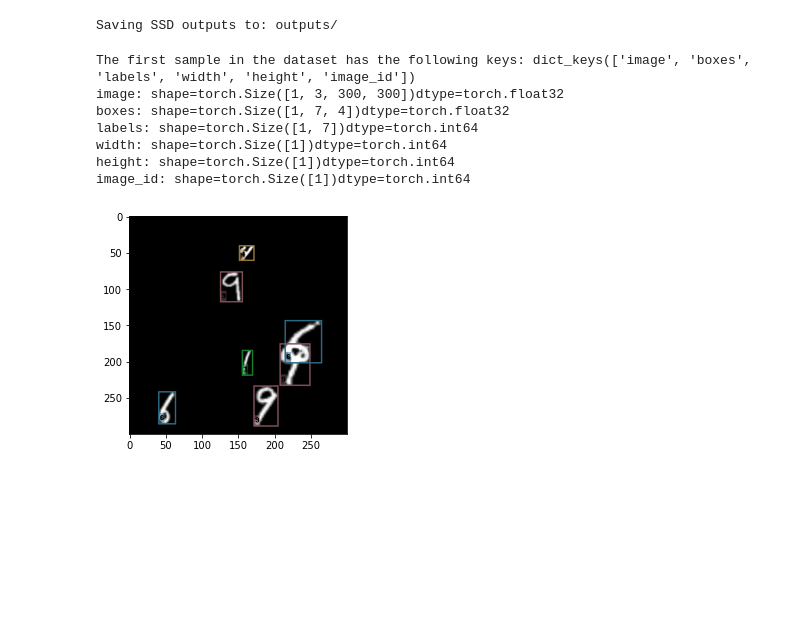
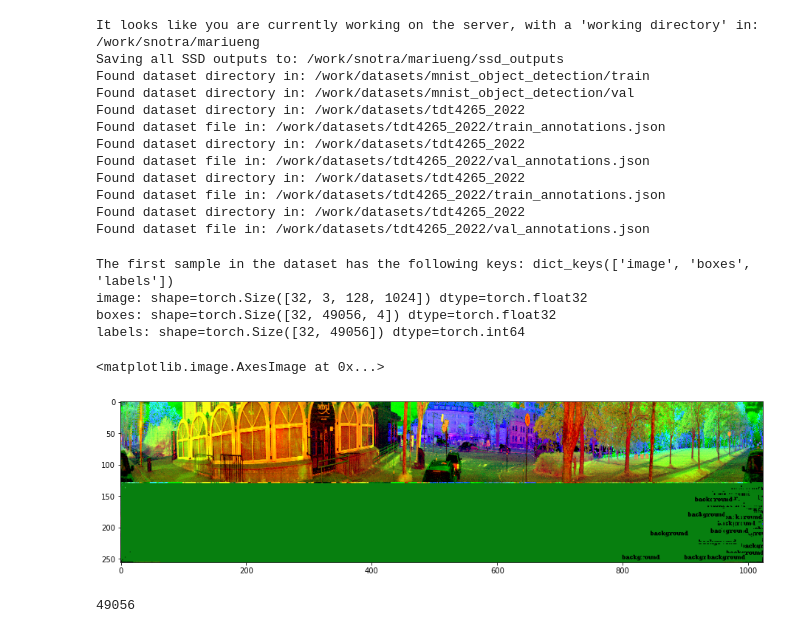
Before and after one commit to mariueng/computer-vision-and-deep-learning, a Jupyter notebook: SSD/notebooks/visualize_dataset.ipynb, the cells around one changed output. Cells and saved outputs as stored; diff of their text form; code cells hidden in the pictures; blank space fills up the shorter version.

```diff
--- a/SSD/notebooks/visualize_dataset.ipynb
+++ b/SSD/notebooks/visualize_dataset.ipynb
@@ -9,16 +9,18 @@ from tops.config import instantiate, LazyConfig
 from ssd import utils
 np.random.seed(0)
 # %%
-config_path = "../configs/ssd300.py"
+config_path = "../configs/task2_2.py"
 cfg = LazyConfig.load(config_path)
+
 dataset_to_visualize = "train" # or "val"
 
-dataset_to_visualize = "train" # or "val"
-cfg.train.batch_size = 1
+cfg.train.batch_size = 32
+
 if dataset_to_visualize == "train":
     # Remove GroundTruthBoxesToAnchors transform
     if cfg.data_train.dataset._target_ == torch.utils.data.ConcatDataset:
         for dataset in cfg.data_train.dataset.datasets:
+            print(dataset.transform.transforms)
             dataset.transform.transforms = dataset.transform.transforms[:-1]
     else:
         cfg.data_train.dataset.transform.transforms = cfg.data_train.dataset.transform.transforms[:-1]
@@ -33,7 +35,16 @@ else:
 # If it fails, just change the index from 0.
 image_mean = torch.tensor(cfg.data_train.gpu_transform.transforms[0].mean).view(1, 3, 1, 1)
 image_std = torch.tensor(cfg.data_train.gpu_transform.transforms[0].std).view(1, 3, 1, 1)
-sample = next(iter(dataset))
-sample = gpu_transform(sample)
 # %% [output]
-Saving SSD outputs to: outputs/
+It looks like you are currently working on the server, with a 'working directory' in: /work/snotra/mariueng
+Saving all SSD outputs to: /work/snotra/mariueng/ssd_outputs
+Found dataset directory in: /work/datasets/mnist_object_detection/train
+Found dataset directory in: /work/datasets/mnist_object_detection/val
+Found dataset directory in: /work/datasets/tdt4265_2022
+Found dataset file in: /work/datasets/tdt4265_2022/train_annotations.json
+Found dataset directory in: /work/datasets/tdt4265_2022
+Found dataset file in: /work/datasets/tdt4265_2022/val_annotations.json
+Found dataset directory in: /work/datasets/tdt4265_2022
+Found dataset file in: /work/datasets/tdt4265_2022/train_annotations.json
+Found dataset directory in: /work/datasets/tdt4265_2022
+Found dataset file in: /work/datasets/tdt4265_2022/val_annotations.json
@@ -40,30 +62,39 @@ Saving SSD outputs to: outputs/
 # %%
-
 print("The first sample in the dataset has the following keys:", sample.keys())
 for key, item in sample.items():
     print(
         key, ": shape=", item.shape if hasattr(item, "shape") else "",
-        "dtype=", item.dtype if hasattr(item, "dtype") else type(item), sep="")
+        " dtype=", item.dtype if hasattr(item, "dtype") else type(item), sep="")
 # %% [output]
-The first sample in the dataset has the following keys: dict_keys(['image', 'boxes', 'labels', 'width', 'height', 'image_id'])
-image: shape=torch.Size([1, 3, 300, 300])dtype=torch.float32
-boxes: shape=torch.Size([1, 7, 4])dtype=torch.float32
-labels: shape=torch.Size([1, 7])dtype=torch.int64
-width: shape=torch.Size([1])dtype=torch.int64
-height: shape=torch.Size([1])dtype=torch.int64
-image_id: shape=torch.Size([1])dtype=torch.int64
+The first sample in the dataset has the following keys: dict_keys(['image', 'boxes', 'labels'])
+image: shape=torch.Size([32, 3, 128, 1024]) dtype=torch.float32
+boxes: shape=torch.Size([32, 49056, 4]) dtype=torch.float32
+labels: shape=torch.Size([32, 49056]) dtype=torch.int64
 # %%
+# Convert image to HWC byte
+image = (sample["image"] * image_std + image_mean)
+image = (image * 255).byte()[0]
+im = image.permute(1, 2, 0).cpu().numpy()
 
-image = (sample["image"] * image_std + image_mean)
-image = (image*255).byte()[0]
+# Convert boxes to pixel coordinates
 boxes = sample["boxes"][0]
-boxes[:, [0, 2]] *= image.shape[-1]
-boxes[:, [1, 3]] *= image.shape[-2]
-im = image.permute(1, 2, 0).cpu().numpy()
-im = draw_boxes(im, boxes.cpu().numpy(), sample["labels"][0].cpu().numpy().tolist(), class_name_map=cfg.label_map)
+boxes[:, [0, 2]] *= image.shape[-1]  # width
+boxes[:, [1, 3]] *= image.shape[-2]  # height
 
+# Draw boxes on image, params: image, boxes with pixel coordinates, label value, label names.
+im_with_boxes = draw_boxes(im, boxes.cpu().numpy(), sample["labels"][0].cpu().numpy().tolist(), class_name_map=cfg.label_map)
 
-plt.imshow(im)
-plt.show()
+concat_im = np.concatenate([im, im_with_boxes], axis=0)
+
+#fig, ax = plt.subplot(figsize=(18, 2))
+#plt.imshow(im)
+fig, ax = plt.subplots(figsize=(36, 4))
+ax.imshow(concat_im)
+#plt.show()
 # %% [output]
+<matplotlib.image.AxesImage at 0x...>
-[figure, old version]
+[figure, new version]
+# %%
+len(boxes)
+# %% [output]
+49056
```
Also changed, not shown: parts of 4 cells of this notebook, 6 other files.
